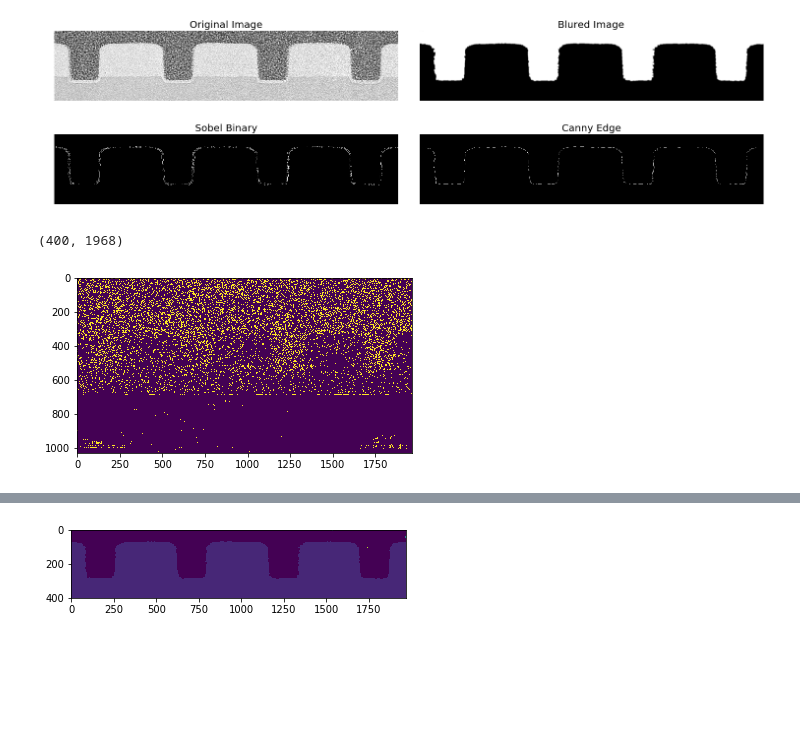
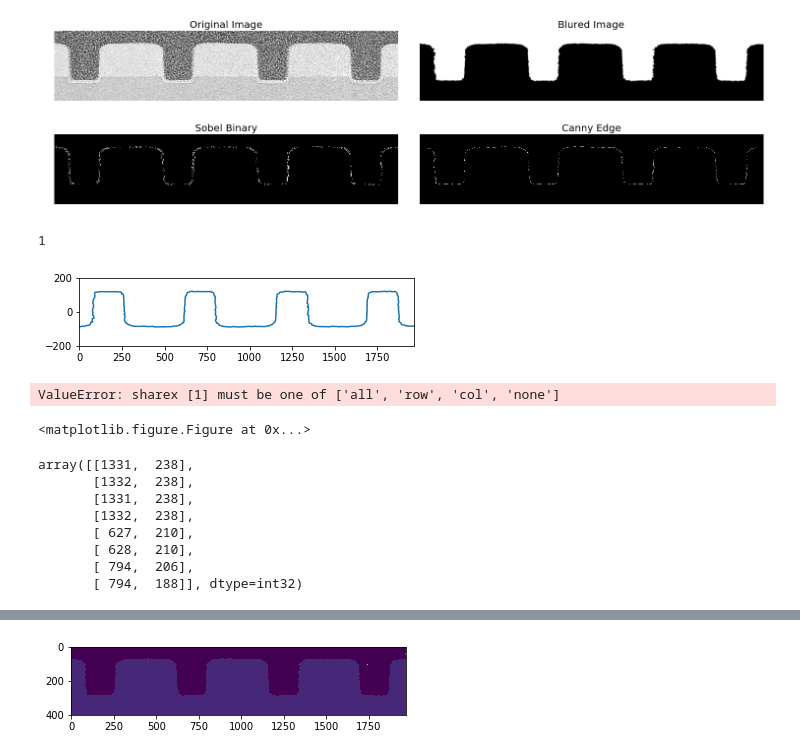
Before and after one commit to zypchenfeng/test_sem, a Jupyter notebook: xsem_cal.ipynb, the cells around one changed output, grey strips where cells are left out. Drawn from its saved outputs; the diff is of its cells as text; code cells hidden in the pictures; blank space fills up the shorter version.

```diff
--- a/xsem_cal.ipynb
+++ b/xsem_cal.ipynb
@@ -185,13 +185,17 @@ ax[1, 1].axis('off')
 plt.subplots_adjust(left=0., right=1, top=0.9, bottom=0.)
 # %% [output]
 [figure]
-# %%
-edges.shape
-# %% [output]
-(400, 1968)
-# %%
-edges = cv2.Canny(gaussian_blur(img2, 11),24, 48)
-plt.imshow(edges)
-plt.show()
-# %% [output]
-[figure, removed]
+# %%
+im2, contours, hierarchy = cv2.findContours(img_blur, cv2.RETR_TREE, cv2.CHAIN_APPROX_TC89_L1)
+len(contours)
+# %% [output]
+1
+# %%
+con = contours[0][1:-1,0]
+con[:, 1] = np.average(con[:, 1]) - con[:, 1]
+plt.plot(con[:, 0], con[:, 1])
+plt.xlim(0, max(con[:,0]))
+plt.ylim(-200, 200)
+plt.axes().set_aspect(1)
+# %% [output]
+[figure, added]
@@ -197,0 +205,21 @@ plt.show()
+# %%
+fig = plt.figure()
+ax = fig.subplots(1, 1, 1)
+ax.plot(con[:, 0], con[:, 1])
+ax.xlim(0, max(con[:,0]))
+ax.ylim(-200, 200)
+ax.axes().set_aspect(1)
+# %% [output]
+ValueError: sharex [1] must be one of ['all', 'row', 'col', 'none']
+<matplotlib.figure.Figure at 0x...>
+# %%
+con[:8, :]
+# %% [output]
+array([[1331,  238],
+       [1332,  238],
+       [1331,  238],
+       [1332,  238],
+       [ 627,  210],
+       [ 628,  210],
+       [ 794,  206],
+       [ 794,  188]], dtype=int32)
```
Also changed, not shown: parts of 3 cells of this notebook.
